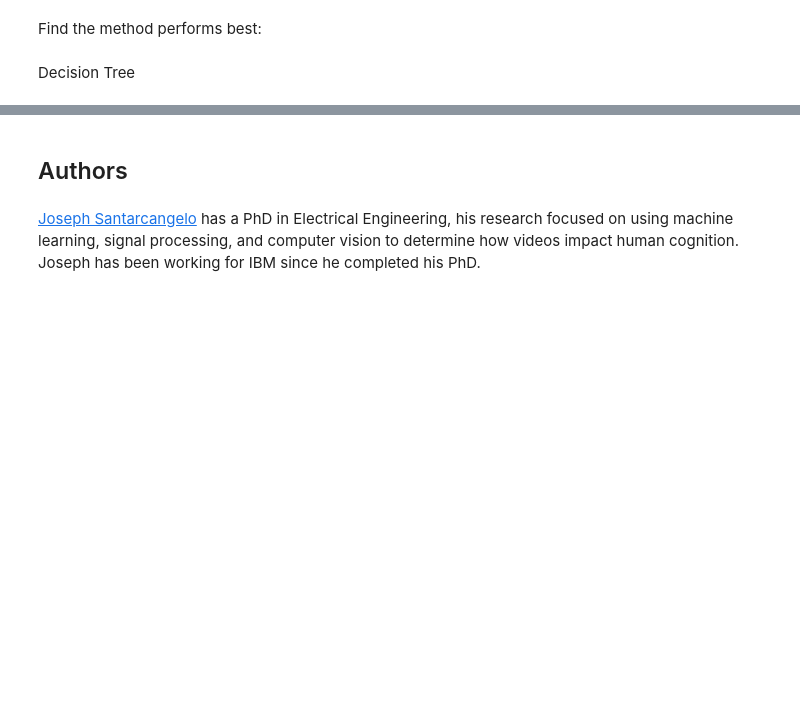
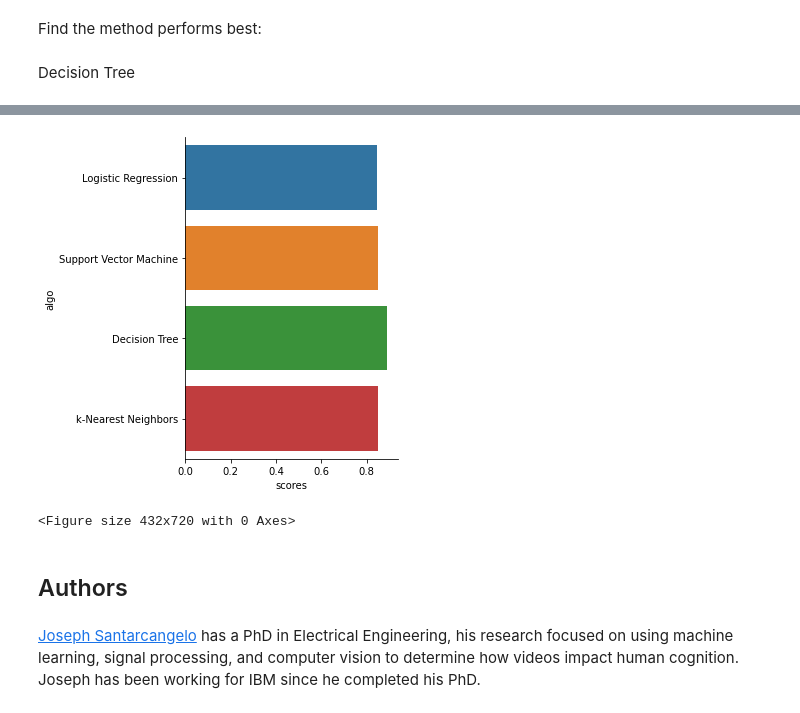
Before and after one commit to abhisheksharmaofficial09/SpaceX, a Jupyter notebook: Machine Learning Prediction.ipynb, the cells around one changed output, grey strips where cells are left out. Cells and saved outputs as stored; diff of their text form; code cells hidden in the pictures; blank space fills up the shorter version.

```diff
--- a/Machine Learning Prediction.ipynb
+++ b/Machine Learning Prediction.ipynb
@@ -389,3 +330,14 @@ plt.imshow(img,interpolation='nearest')
+# %%
+import seaborn as sns
+scores = {"algo":["Logistic Regression","Support Vector Machine","Decision Tree","k-Nearest Neighbors"], "scores" :[logreg_cv.best_score_,svm_cv.best_score_,tree_cv.best_score_,knn_cv.best_score_]}
+scores_df = pd.DataFrame(scores)
+scores_df
+sns.catplot(kind='bar',y=scores_df['algo'], x=scores_df['scores'], data=scores_df)
+plt.figure(figsize=(6, 10))
+plt.show()
+# %% [output]
+[figure, added]
+<Figure size 432x720 with 0 Axes>
 # %% [markdown]
 ## Authors
 # %% [markdown]
```
Also changed, not shown: parts of 6 cells of this notebook.
